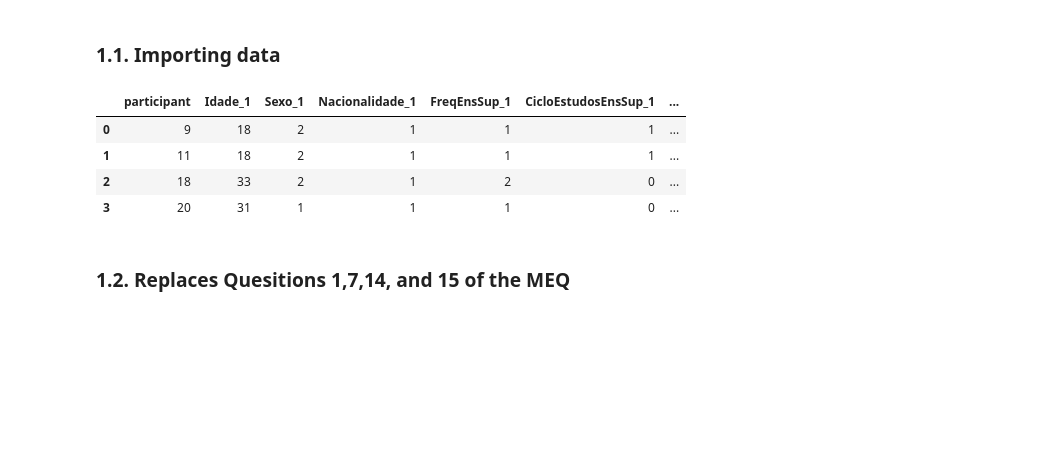
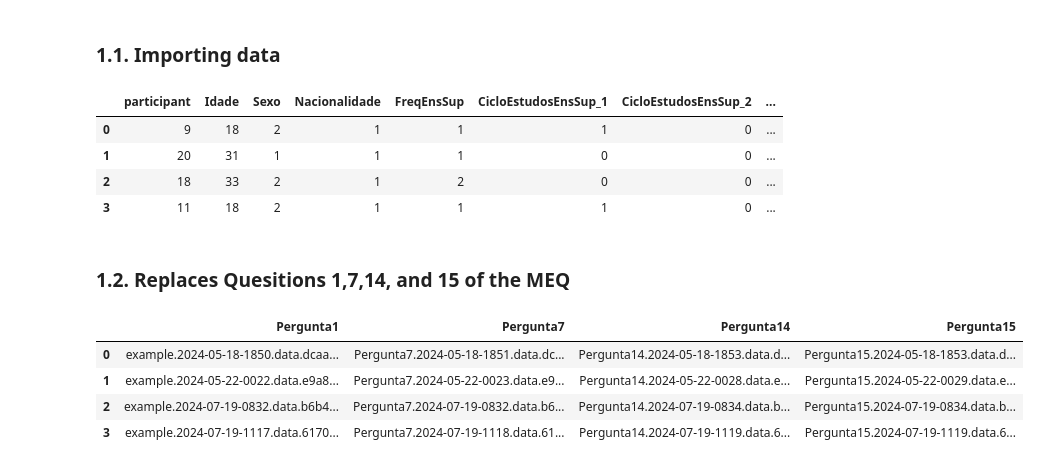
Before and after one commit to FabioATMonteiro92/DataCleaning-Processing, a Jupyter notebook: notebook/01_data_pipeline.ipynb, the cells around one changed output. Cells and saved outputs as stored; diff of their text form; code cells hidden in the pictures; blank space fills up the shorter version.

```diff
--- a/notebook/01_data_pipeline.ipynb
+++ b/notebook/01_data_pipeline.ipynb
@@ -27,15 +27,40 @@ excel_part_data_path = PROJ_ROOT / "Screening_Data" / "data.xlsx"
 df_excel_data_part = pd.read_excel(excel_part_data_path)
 ##Drops redundant columns (empty columns regarding Q1,Q7,Q14,Q15) in the dataframe df_excel_data_part.
 df_excel_data_part.drop(df_excel_data_part.columns[[33, *range(104,108)]], axis=1, inplace=True)
+df_excel_data_part.columns = [
+    'participant', 'Idade', 'Sexo', 'Nacionalidade', 'FreqEnsSup',
+    'CicloEstudosEnsSup_1','CicloEstudosEnsSup_2','CicloEstudosEnsSup_3','CicloEstudosEnsSup_4',
+    'HabAcademicas_1','HabAcademicas_2','HabAcademicas_3','HabAcademicas_4','HabAcademicas_5','HabAcademicas_6',
+    'Curso','SituacaoLaboral','SituacaoLaboralTurnos_1','SituacaoLaboralTurnos_2',
+    'PresencaDoencasAnter','ListaDoencasAnter','MedicacaoPsicotropica','ListaMedicacaoPsicotropica',
+    'Fumador','NrCigarros','ProdutosSessaoTabagica_1','ProdutosSessaoTabagica_2',
+    'ConsomeCafeina','QuantidadeDiaCafeina','ConsomeAlcool','QuantidadeDiaAlcool','ConsomeDrogas','Viagens',
+    'Pergunta1','Pergunta2','Pergunta3','Pergunta4','Pergunta5','Pergunta6','Pergunta7','Pergunta8',
+    'Pergunta9','Pergunta10','Pergunta11','Pergunta12','Pergunta13','Pergunta14','Pergunta15','Pergunta16',
+    'MEQscore',
+    *[f'BSI:{i}' for i in range(1,54)],
+    'TIME_start','TIME_end','TIME_total'
+]
+
+df_excel_data_part.sort_values(by='TIME_end', kind='mergesort', ascending=True, inplace=True)
+df_excel_data_part.reset_index(drop=True, inplace=True)
 
 pd.set_option("display.max_columns", 106)
 df_excel_data_part
 # %% [output]
-|  | participant | Idade_1 | Sexo_1 | Nacionalidade_1 | FreqEnsSup_1 | CicloEstudosEnsSup_1 | ... |
-| 0 | 9 | 18 | 2 | 1 | 1 | 1 | ... |
-| 1 | 11 | 18 | 2 | 1 | 1 | 1 | ... |
-| 2 | 18 | 33 | 2 | 1 | 2 | 0 | ... |
-| 3 | 20 | 31 | 1 | 1 | 1 | 0 | ... |
+|  | participant | Idade | Sexo | Nacionalidade | FreqEnsSup | CicloEstudosEnsSup_1 | CicloEstudosEnsSup_2 | ... |
+| 0 | 9 | 18 | 2 | 1 | 1 | 1 | 0 | ... |
+| 1 | 20 | 31 | 1 | 1 | 1 | 0 | 0 | ... |
+| 2 | 18 | 33 | 2 | 1 | 2 | 0 | 0 | ... |
+| 3 | 11 | 18 | 2 | 1 | 1 | 1 | 0 | ... |
 # %% [markdown]
 ### 1.2. Replaces Quesitions 1,7,14, and 15 of the MEQ
+# %%
+df_excel_data_part[['Pergunta1', 'Pergunta7','Pergunta14','Pergunta15']]
+# %% [output]
+|  | Pergunta1 | Pergunta7 | Pergunta14 | Pergunta15 |
+| 0 | example.2024-05-18-1850.data.dcaa... | Pergunta7.2024-05-18-1851.data.dc... | Pergunta14.2024-05-18-1853.data.d... | Pergunta15.2024-05-18-1853.data.d... |
+| 1 | example.2024-05-22-0022.data.e9a8... | Pergunta7.2024-05-22-0023.data.e9... | Pergunta14.2024-05-22-0028.data.e... | Pergunta15.2024-05-22-0029.data.e... |
+| 2 | example.2024-07-19-0832.data.b6b4... | Pergunta7.2024-07-19-0832.data.b6... | Pergunta14.2024-07-19-0834.data.b... | Pergunta15.2024-07-19-0834.data.b... |
+| 3 | example.2024-07-19-1117.data.6170... | Pergunta7.2024-07-19-1118.data.61... | Pergunta14.2024-07-19-1119.data.6... | Pergunta15.2024-07-19-1119.data.6... |
 # %%
```
Also changed, not shown: parts of 8 cells of this notebook.
